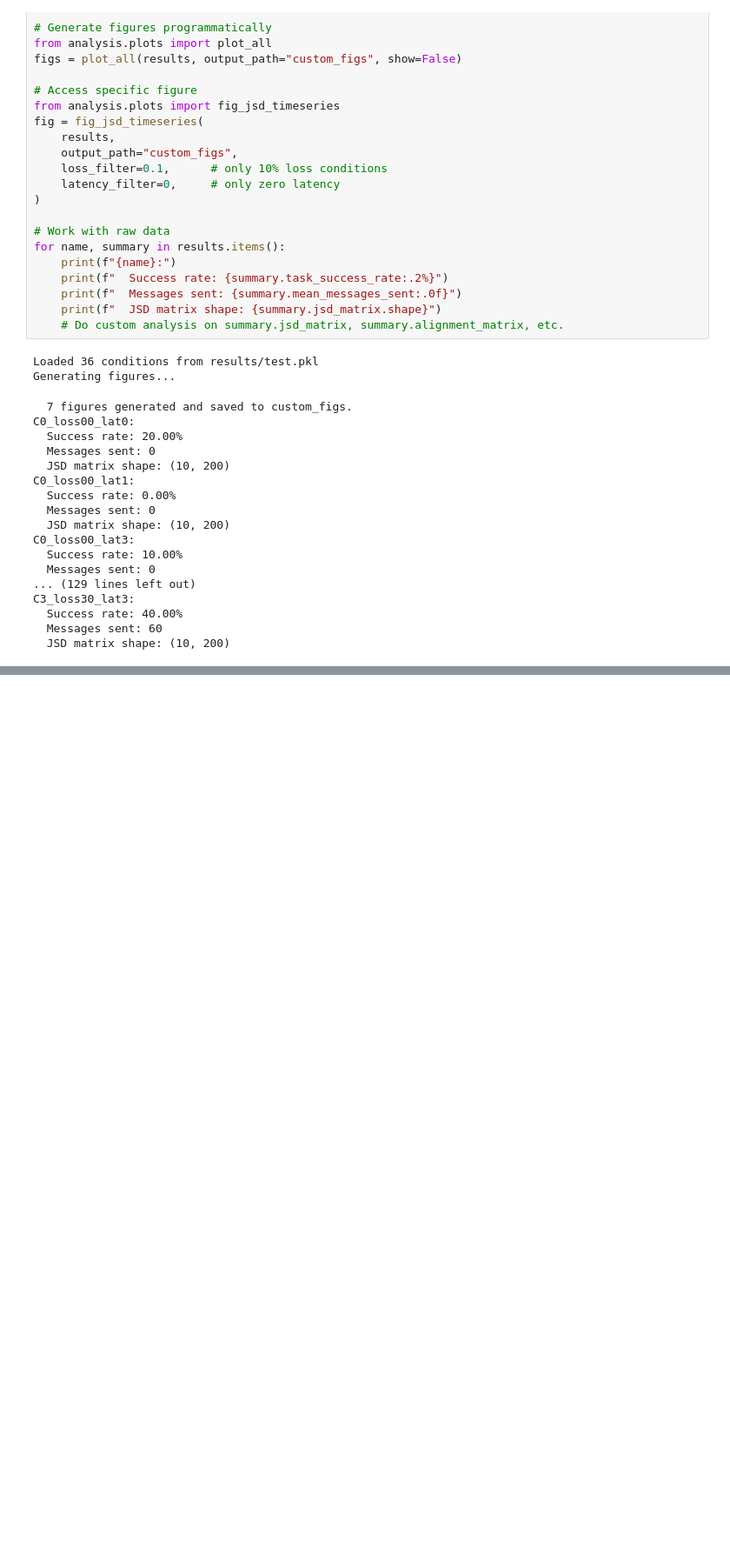
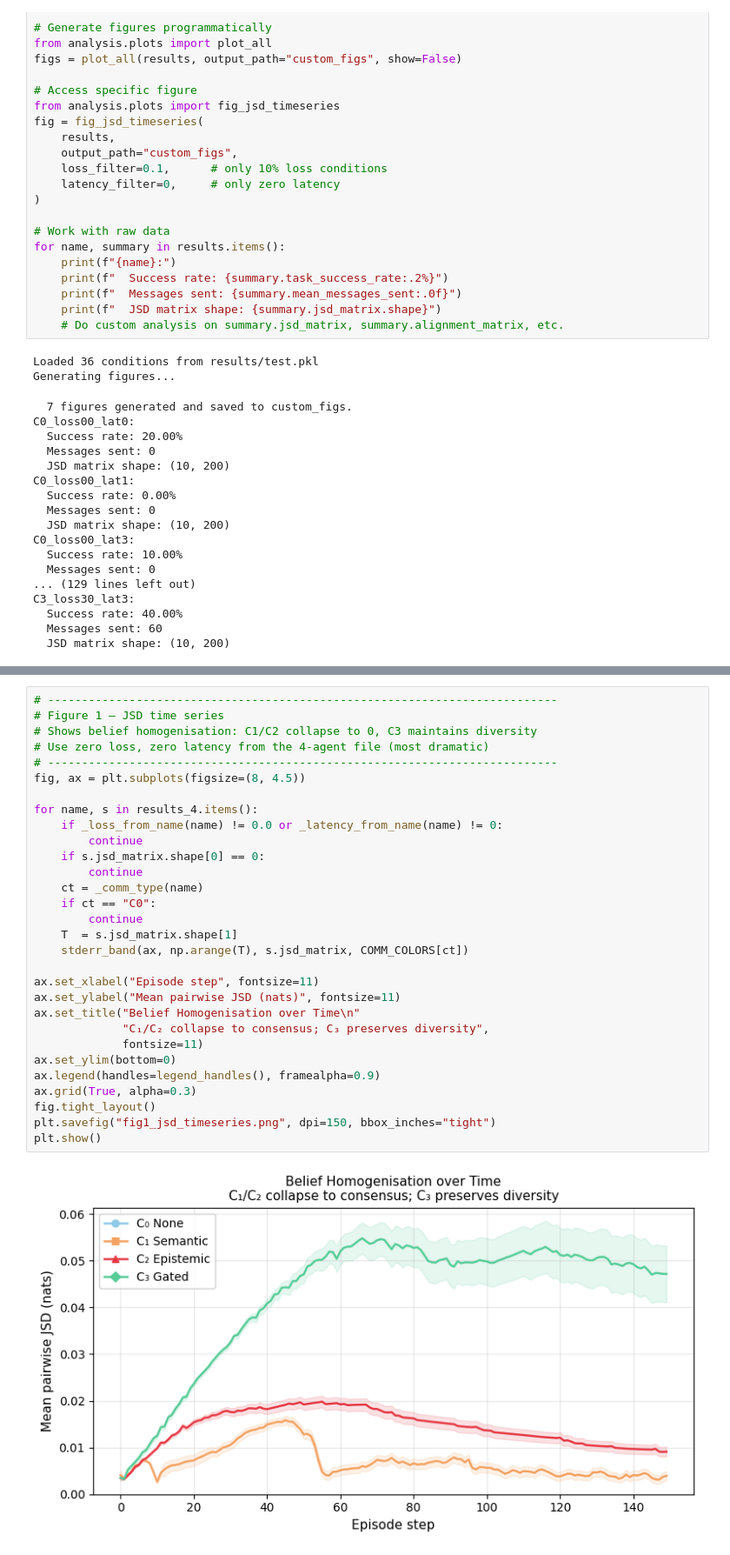
Before and after one commit to davidthfarr/agent2agent, a Jupyter notebook: Untitled.ipynb, the cells around one changed output, grey strips where cells are left out. Shown at 87% size. Cells and saved outputs as stored; diff of their text form; blank space fills up the shorter version.

```diff
--- a/Untitled.ipynb
+++ b/Untitled.ipynb
@@ -45,0 +439,32 @@ C3_loss30_lat3:
+# %%
+# ---------------------------------------------------------------------------
+# Figure 1 — JSD time series
+# Shows belief homogenisation: C1/C2 collapse to 0, C3 maintains diversity
+# Use zero loss, zero latency from the 4-agent file (most dramatic)
+# ---------------------------------------------------------------------------
+fig, ax = plt.subplots(figsize=(8, 4.5))
+
+for name, s in results_4.items():
+    if _loss_from_name(name) != 0.0 or _latency_from_name(name) != 0:
+        continue
+    if s.jsd_matrix.shape[0] == 0:
+        continue
+    ct = _comm_type(name)
+    if ct == "C0":
+        continue
+    T  = s.jsd_matrix.shape[1]
+    stderr_band(ax, np.arange(T), s.jsd_matrix, COMM_COLORS[ct])
+
+ax.set_xlabel("Episode step", fontsize=11)
+ax.set_ylabel("Mean pairwise JSD (nats)", fontsize=11)
+ax.set_title("Belief Homogenisation over Time\n"
+             "C₁/C₂ collapse to consensus; C₃ preserves diversity",
+             fontsize=11)
+ax.set_ylim(bottom=0)
+ax.legend(handles=legend_handles(), framealpha=0.9)
+ax.grid(True, alpha=0.3)
+fig.tight_layout()
+plt.savefig("fig1_jsd_timeseries.png", dpi=150, bbox_inches="tight")
+plt.show()
+# %% [output]
+[figure, added]
```
Also changed, not shown: parts of 15 cells of this notebook, 13 other files.
